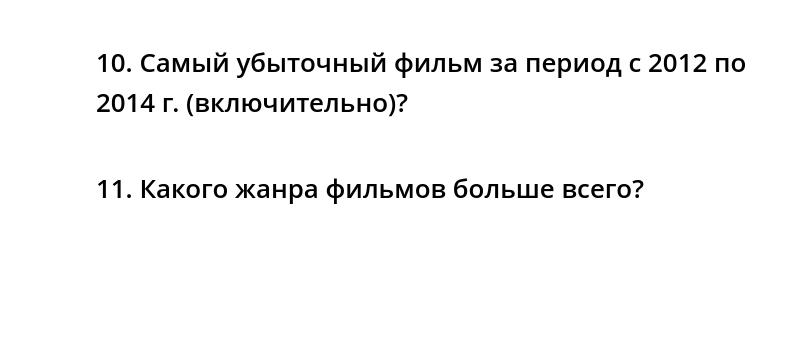
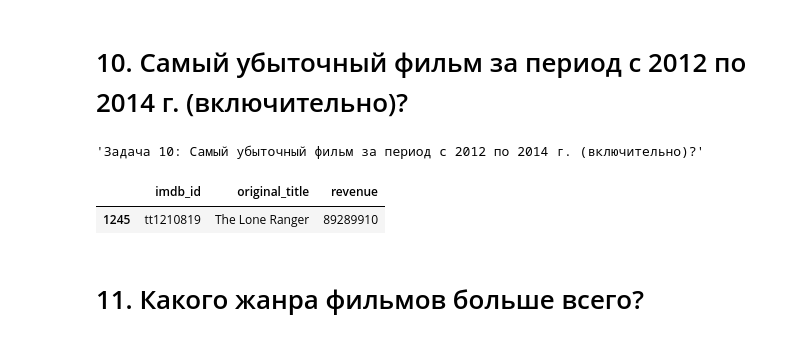
Before and after one commit to Alex-Galkin/My_Projects_AG, a Jupyter notebook: module_1/Movies_IMBD_v4.1_TEMPLATE.ipynb, the cells around one changed output. Cells and saved outputs as stored; diff of their text form; code cells hidden in the pictures; blank space fills up the shorter version.

```diff
--- a/module_1/Movies_IMBD_v4.1_TEMPLATE.ipynb
+++ b/module_1/Movies_IMBD_v4.1_TEMPLATE.ipynb
@@ -185,9 +289,13 @@ answers['10'] = '5. The Lone Ranger (tt1210819)'
 # %%
 '''Задача 10: Самый убыточный фильм за период с 2012 по 2014 г. (включительно)?'''
 tmp_10 = data.query('2011<release_year<2015') # Оставляем только фильмы за 2012-2014 годы
-result_10 = tmp_10[tmp_10.revenue == tmp_10.revenue.max()][['imdb_id', 'original_title', 'revenue']]
+result_10 = tmp_10[tmp_10.profit == tmp_10.profit.min()][['imdb_id', 'original_title', 'revenue']]
 
 display('Задача 10: Самый убыточный фильм за период с 2012 по 2014 г. (включительно)?', result_10)
+# %% [output]
+'Задача 10: Самый убыточный фильм за период с 2012 по 2014 г. (включительно)?'
+|  | imdb_id | original_title | revenue |
+| 1245 | tt1210819 | The Lone Ranger | 89289910 |
 # %% [markdown]
 # 11. Какого жанра фильмов больше всего?
 # %%
```
Also changed, not shown: parts of 51 cells of this notebook.
